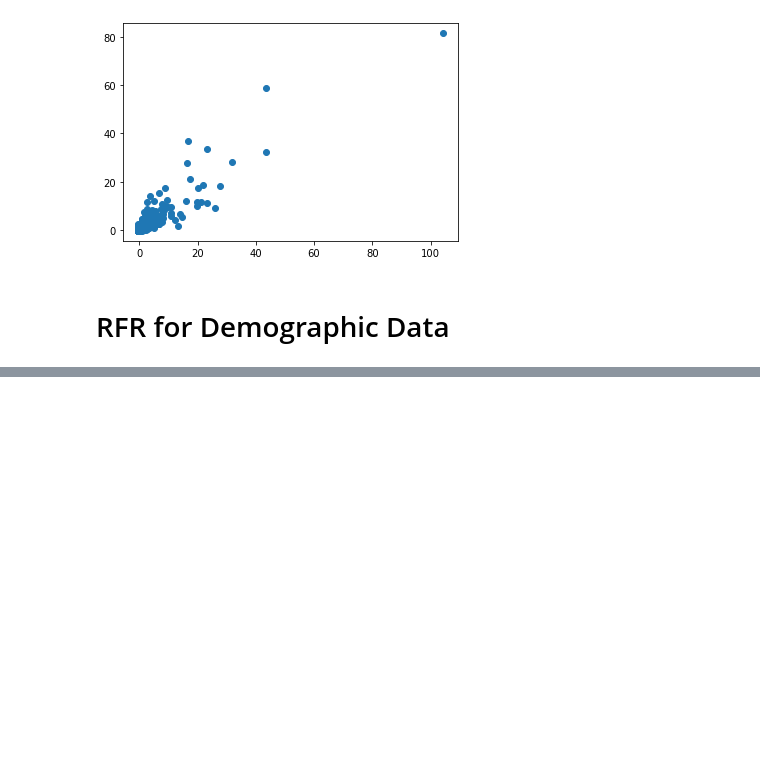
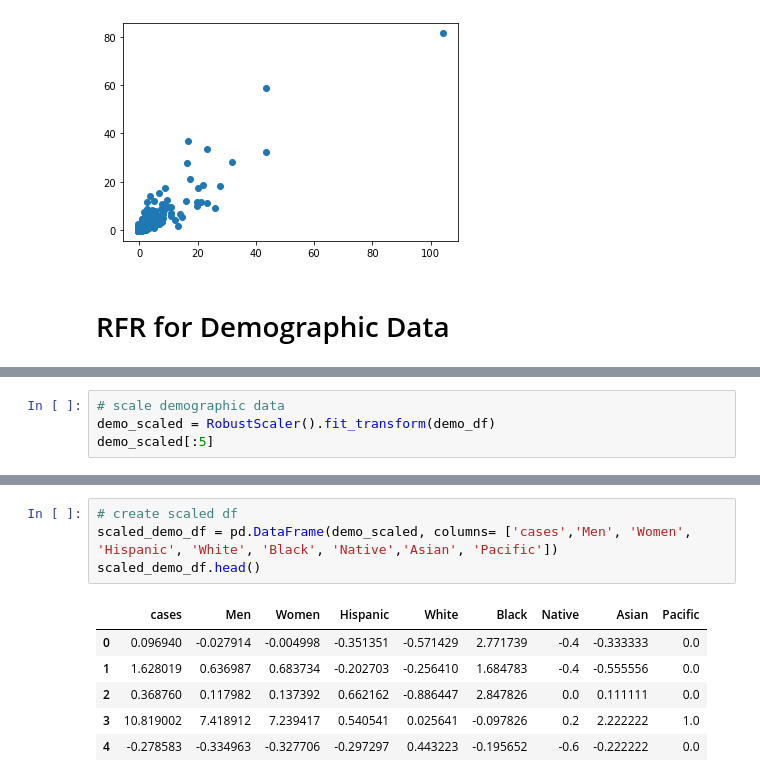
Before and after one commit to stephenanayashilliard/Covid_and_Politics, a Jupyter notebook: ml_seg2/rfr_model_pca.ipynb, the cells around one changed output, grey strips where cells are left out. Saved outputs shown, nothing was run; the diff lists cells and outputs as text; blank space fills up the shorter version.

```diff
--- a/ml_seg2/rfr_model_pca.ipynb
+++ b/ml_seg2/rfr_model_pca.ipynb
@@ -409,0 +423,4 @@ plt.show()
+# %%
+# scale demographic data
+demo_scaled = RobustScaler().fit_transform(demo_df)
+demo_scaled[:5]
@@ -409,0 +443,11 @@ plt.show()
+# %%
+# create scaled df
+scaled_demo_df = pd.DataFrame(demo_scaled, columns= ['cases','Men', 'Women', 'Hispanic', 'White', 'Black', 'Native','Asian', 'Pacific'])
+scaled_demo_df.head()
+# %% [output]
+|  | cases | Men | Women | Hispanic | White | Black | Native | Asian | Pacific |
+| 0 | 0.096940 | -0.027914 | -0.004998 | -0.351351 | -0.571429 | 2.771739 | -0.4 | -0.333333 | 0.0 |
+| 1 | 1.628019 | 0.636987 | 0.683734 | -0.202703 | -0.256410 | 1.684783 | -0.4 | -0.555556 | 0.0 |
+| 2 | 0.368760 | 0.117982 | 0.137392 | 0.662162 | -0.886447 | 2.847826 | 0.0 | 0.111111 | 0.0 |
+| 3 | 10.819002 | 7.418912 | 7.239417 | 0.540541 | 0.025641 | -0.097826 | 0.2 | 2.222222 | 1.0 |
+| 4 | -0.278583 | -0.334963 | -0.327706 | -0.297297 | 0.443223 | -0.195652 | -0.6 | -0.222222 | 0.0 |
```
Also changed, not shown: parts of 20 cells of this notebook.
